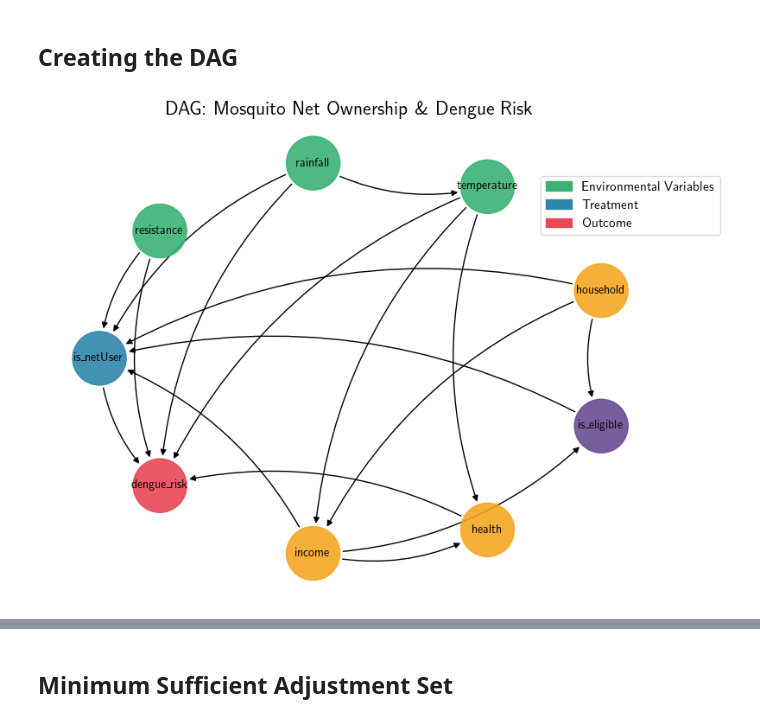
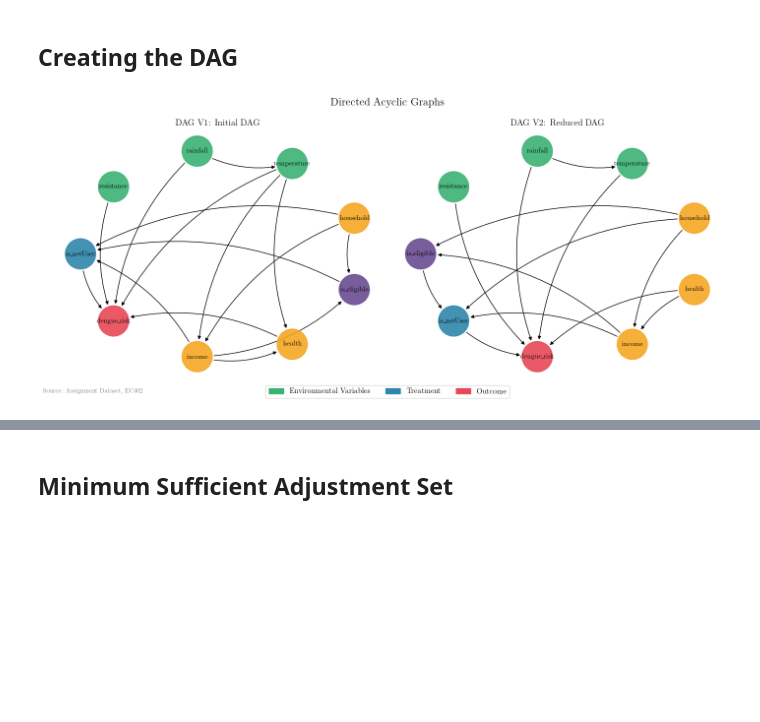
Before and after one commit to yashburman/Impact_Eval, a Jupyter notebook: Project_code_Py.ipynb, the cells around one changed output, grey strips where cells are left out. Drawn from its saved outputs; the diff is of its cells as text; code cells hidden in the pictures; blank space fills up the shorter version.

```diff
--- a/Project_code_Py.ipynb
+++ b/Project_code_Py.ipynb
@@ -9,3 +29,5 @@ from IPython.display import Image
+# %%
+plt.rcParams.update(mpl.rcParamsDefault)
 # %%
 import matplotlib as mpl
 import matplotlib.pyplot as plt
@@ -193,39 +283,42 @@ graph = [
 # %%
-G = nx.DiGraph()
-G.add_edges_from(graph)
+fig, (ax1, ax2) = plt.subplots(1, 2, figsize=(14, 6))
 
-node_colors = {
-    "net_num"     : "#2E86AB",   # treatment
-    "is_netUser"  : "#2E86AB",   # treatment (binary version)
-    "dengue_risk" : "#E84855",   # outcome
-    "income"      : "#F5A623",   # confounder
-    "health"      : "#F5A623",   # confounder
-    "household"   : "#F5A623",   # confounder
-    "is_eligible" : "#6A4C93",   # instrument
-    "temperature" : "#3BB273",   # environmental
-    "resistance"  : "#3BB273",   # environmental
-    "rainfall"    : "#3BB273",   # environmental
-}
+# --- DAG 1 ---
+G_v1 = nx.DiGraph()
+G_v1.add_edges_from(graph_v1)
+pos_v1 = nx.shell_layout(G_v1)
+nx.draw_networkx_nodes(G_v1, pos_v1, node_color=[node_colors[n] for n in G_v1.nodes()], node_size=2000, alpha=0.9, ax=ax1)
+nx.draw_networkx_labels(G_v1, pos_v1, font_color="black", font_size=10, font_weight="bold", ax=ax1)
+nx.draw_networkx_edges(G_v1, pos_v1, edge_color="black", arrows=True,
+                       arrowstyle="-|>", arrowsize=10,
+                       connectionstyle="arc3,rad=0.2", ax=ax1, min_target_margin=25, min_source_margin=25)
+ax1.set_title("DAG V1: Initial DAG", fontweight="bold", fontsize=13)
+ax1.axis("off")
 
+# --- DAG 2 ---
+G_v2 = nx.DiGraph()
+G_v2.add_edges_from(graph_v2)
+pos_v2 = nx.shell_layout(G_v2)
+nx.draw_networkx_nodes(G_v2, pos_v2, node_color=[node_colors[n] for n in G_v2.nodes()], node_size=2000, alpha=0.9, ax=ax2)
+nx.draw_networkx_labels(G_v2, pos_v2, font_color="black", font_size=10, font_weight="bold", ax=ax2)
+nx.draw_networkx_edges(G_v2, pos_v2, edge_color="black", arrows=True,
+                       arrowstyle="-|>", arrowsize=10,
+                       connectionstyle="arc3,rad=0.2", ax=ax2, min_target_margin=25, min_source_margin=25)
+ax2.set_title("DAG V2: Reduced DAG", fontweight="bold", fontsize=13)
+ax2.axis("off")
+
+# --- Legend in bottom right ---
 legend_elements = [
     mpatches.Patch(color="#3BB273", label="Environmental Variables"),
     mpatches.Patch(color="#2E86AB", label="Treatment"),
     mpatches.Patch(color="#E84855", label="Outcome"),
 ]
+fig.legend(handles=legend_elements, fontsize=11, framealpha=0.7,
+           loc="lower center", ncol=5, bbox_to_anchor=(0.5, -0.05))
 
-pos = nx.shell_layout(G) #shell_layout(G) #planar_layout(G) #nx.spring_layout(G, seed=42)  #nx.planar_layout(G)
-fig, ax = plt.subplots(figsize=(8, 6))
-
-nx.draw_networkx_nodes(G, pos, node_color=[node_colors[n] for n in G.nodes()], node_size=2000, alpha=0.9, ax=ax)
-nx.draw_networkx_labels(G, pos, font_color="black", font_size=10, font_weight="bold", ax=ax)
-nx.draw_networkx_edges(G, pos, edge_color="black", arrows=True,
-                       arrowstyle="-|>", arrowsize=10,
-                       connectionstyle="arc3,rad=0.2", ax=ax, min_target_margin = 25, min_source_margin = 25 )
-
-ax.set_title("DAG: Mosquito Net Ownership \& Dengue Risk", fontweight="bold", fontsize=16)
-ax.legend(handles=legend_elements, fontsize=11, framealpha=0.7,loc="upper right", bbox_to_anchor=(1.12, 0.9))
-ax.axis("off")
+fig.suptitle("Directed Acyclic Graphs", fontweight="bold", fontsize=16)
+fig.text(0, -0.02, "Source: Assignment Dataset, EC402", fontsize=9, color="gray", ha='left')
 plt.tight_layout()
 plt.show()
 # %% [output]
-[figure, old version]
+[figure, new version]
```
Also changed, not shown: parts of 11 cells of this notebook, 1 other file.
